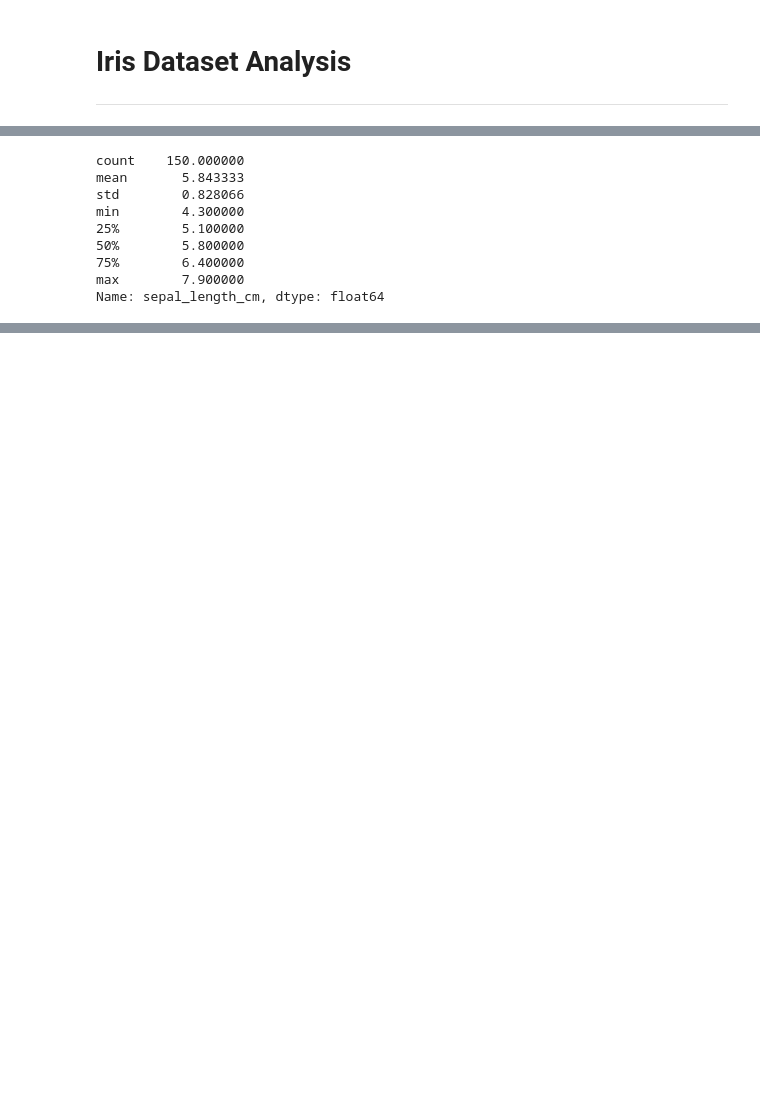
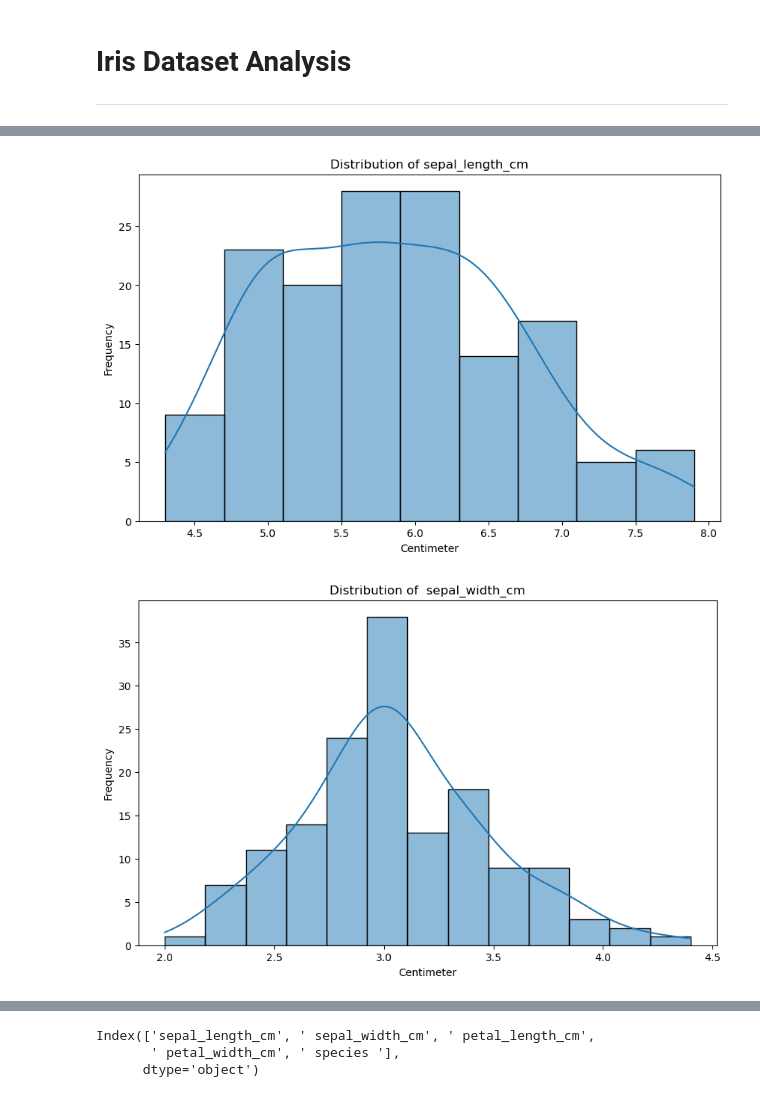
Before and after one commit to atacanbt/pands-project, a Jupyter notebook: my_analysis.ipynb, the cells around one changed output, grey strips where cells are left out. Cells and saved outputs as stored; diff of their text form; code cells hidden in the pictures; blank space fills up the shorter version.

```diff
--- a/my_analysis.ipynb
+++ b/my_analysis.ipynb
@@ -19,15 +19,15 @@ df.head()
 | 2 | 4.7 | 3.2 | 1.3 | 0.2 | Iris-setosa |
 | 3 | 4.6 | 3.1 | 1.5 | 0.2 | Iris-setosa |
 | 4 | 5.0 | 3.6 | 1.4 | 0.2 | Iris-setosa |
-# %%
-df['sepal_length_cm'].describe()
-# %% [output]
-count    150.000000
-mean       5.843333
-std        0.828066
-min        4.300000
-25%        5.100000
-50%        5.800000
-75%        6.400000
-max        7.900000
-Name: sepal_length_cm, dtype: float64
+# %%
+for column in data.columns[:-1]: # the last column is not numeric so it is excluded
+    if pd.api.types.is_numeric_dtype(data[column]): # checking if the column is numeric
+        plt.figure(figsize=(10, 6))
+        sns.histplot(data[column], kde=True)
+        plt.title(f"Distribution of {column}")
+        plt.xlabel("Centimeter")
+        plt.ylabel("Frequency")
+        plt.show()
+# %% [output]
+[figure, added]
+[figure, added]
@@ -33,0 +36,6 @@ Name: sepal_length_cm, dtype: float64
+# %%
+data.columns
+# %% [output]
+Index(['sepal_length_cm', ' sepal_width_cm', ' petal_length_cm',
+       ' petal_width_cm', ' species '],
+      dtype='object')
```
Also changed, not shown: parts of 4 cells of this notebook, 3 other files.
